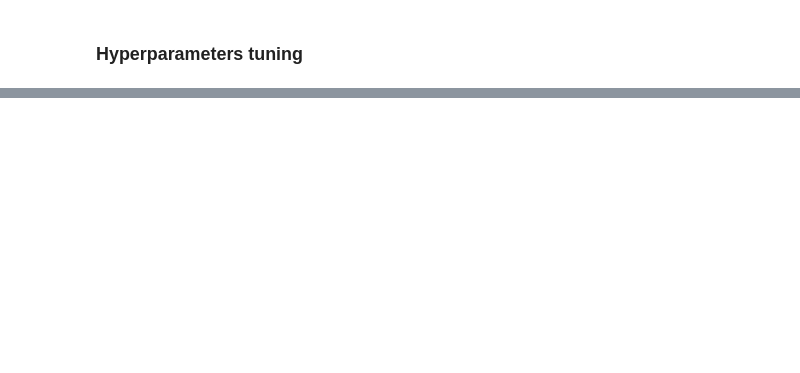
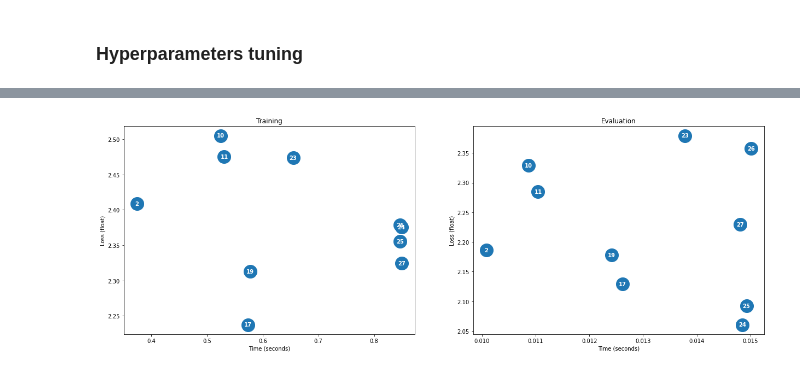
Before and after one commit to damiclem/nndl-03, a Jupyter notebook: charlie.ipynb, the cells around one changed output, grey strips where cells are left out. Drawn from its saved outputs; the diff is of its cells as text; code cells hidden in the pictures; blank space fills up the shorter version.

```diff
--- a/charlie.ipynb
+++ b/charlie.ipynb
@@ -183,0 +203,5 @@ plt.show()
+# %%
+# Show only the rows where test loss is higher than train one (avoid overfitting)
+_results = results[results.test_loss < results.train_loss]
+_results = _results[:10]
+_results.head(10)
@@ -183,0 +220,49 @@ plt.show()
+# %%
+# Plot execution times vs loss
+
+# Initialize plot
+fig, axs = plt.subplots(1, 2, figsize=(21, 7))
+
+# Retrieve x and y for training
+x_train = _results.train_time.tolist()
+y_train = _results.train_loss.tolist()
+# Retrieve x and y for evaluation
+x_eval = _results.test_time.tolist()
+y_eval = _results.test_loss.tolist()
+# Retrieve indices
+indices = _results.index.tolist()
+
+# Make plot
+axs[0].plot(x_train, y_train, 'o', markersize=24)
+# Loop through every marker in plot
+for j, index in enumerate(indices):
+    # Add marker index on point
+    axs[0].annotate(xy=(x_train[j], y_train[j]), s='%d' % index,
+                    color='white', weight='bold',
+                    horizontalalignment='center',
+                    verticalalignment='center')
+# Set title and labels
+axs[0].set_title('Training')
+axs[0].set_xlabel('Time (seconds)')
+axs[0].set_ylabel('Loss (float)')
+
+# Make plot
+axs[1].plot(x_eval, y_eval, 'o', markersize=24)
+# Loop through every marker in plot
+for j, index in enumerate(indices):
+    # Add marker index on point
+    axs[1].annotate(xy=(x_eval[j], y_eval[j]), s='%d' % index,
+                    color='white', weight='bold',
+                    horizontalalignment='center',
+                    verticalalignment='center')
+# Set title and labels
+axs[1].set_title('Evaluation')
+axs[1].set_xlabel('Time (seconds)')
+axs[1].set_ylabel('Loss (float)')
+
+# Save plot
+plt.savefig('images/charlie/hyper.png')
+# Show plot
+plt.show()
+# %% [output]
+[figure, added]
```
Also changed, not shown: parts of 28 cells of this notebook, 45 other files.
